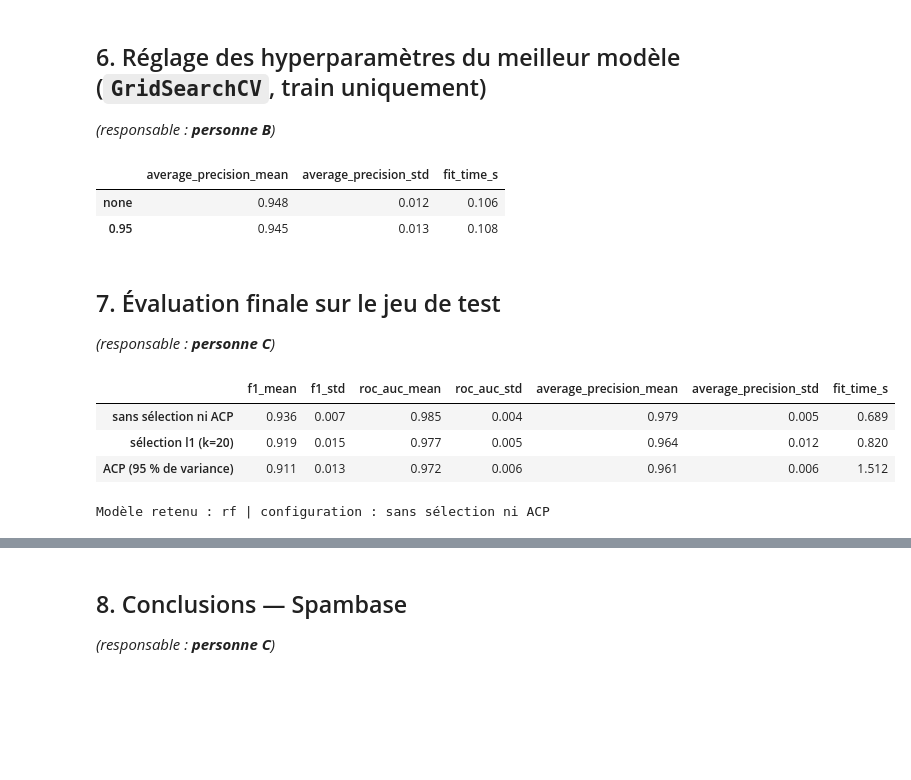
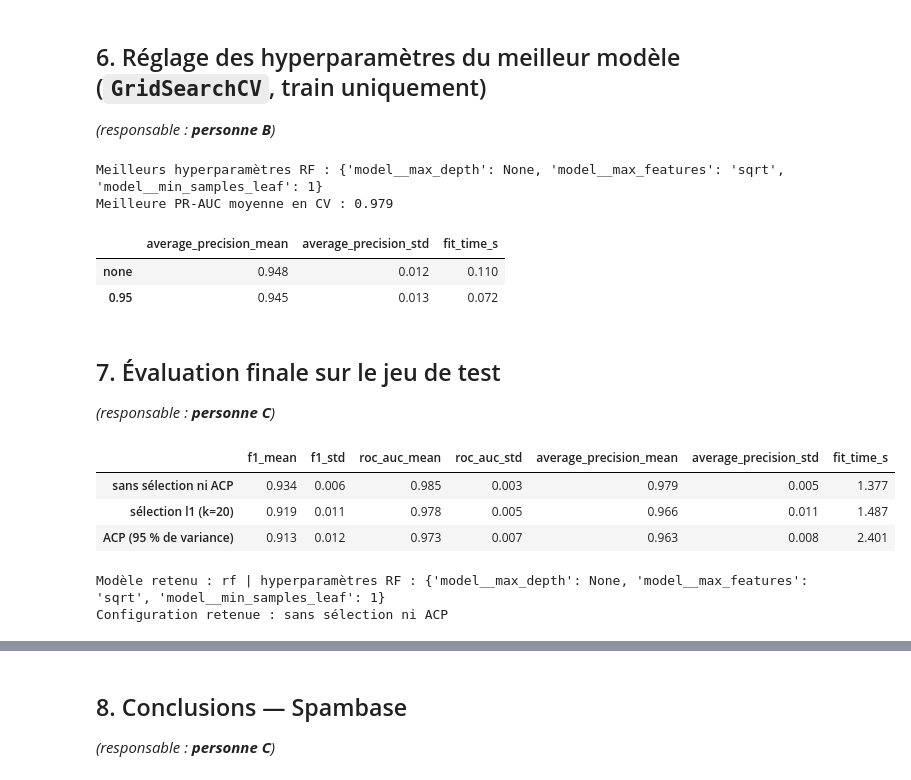
Before and after one commit to j4niro/ml-project, a Jupyter notebook: 01_spambase.ipynb, the cells around one changed output, grey strips where cells are left out. Drawn from its saved outputs; the diff is of its cells as text; code cells hidden in the pictures; blank space fills up the shorter version.

```diff
--- a/01_spambase.ipynb
+++ b/01_spambase.ipynb
@@ -230,8 +229,33 @@ display(
 ## 6. Réglage des hyperparamètres du meilleur modèle (`GridSearchCV`, train uniquement)
 *(responsable : **personne B**)*
 # %%
-# TODO personne B
+# Réglage des hyperparamètres du Random Forest sur le train uniquement
+# Paramètres choisis pour contrôler la capacité et le compromis biais/variance :
+# nombre d'arbres, profondeur maximale, nombre minimal d'échantillons par feuille
+# et fraction de variables testées à chaque séparation.
+rf = RandomForestClassifier(
+    n_estimators=200,
+    class_weight="balanced",
+    random_state=SEED,
+    n_jobs=-1,
+)
+rf_pipe = ml.build_pipeline(rf)
+rf_grid = ml.tune_model(
+    rf_pipe,
+    {
+        "model__max_depth": [None, 12],
+        "model__min_samples_leaf": [1, 3],
+        "model__max_features": ["sqrt", 0.5],
+    },
+    X_train_spam,
+    y_train_spam,
+    scoring="average_precision",
+    cv=5,
+)
+print("Meilleurs hyperparamètres RF :", rf_grid.best_params_)
+print("Meilleure PR-AUC moyenne en CV :", round(rf_grid.best_score_, 3))
 
+# L'ACP reste évaluée séparément pour documenter son effet sur ce jeu de données.
 pca_table = ml.compare_pca(
     selector_model,
     X_train_spam,
@@ -240,43 +264,57 @@ pca_table = ml.compare_pca(
     cv=5,
     scoring="average_precision",
 )
-
 display(pca_table.round(3).sort_values("average_precision_mean", ascending=False))
 # %% [output]
+Meilleurs hyperparamètres RF : {'model__max_depth': None, 'model__max_features': 'sqrt', 'model__min_samples_leaf': 1}
+Meilleure PR-AUC moyenne en CV : 0.979
 |  | average_precision_mean | average_precision_std | fit_time_s |
-| none | 0.948 | 0.012 | 0.106 |
-| 0.95 | 0.945 | 0.013 | 0.108 |
+| none | 0.948 | 0.012 | 0.110 |
+| 0.95 | 0.945 | 0.013 | 0.072 |
 # %% [markdown]
 ## 7. Évaluation finale sur le jeu de test
 *(responsable : **personne C**)*
 # %%
-# Modèle retenu = meilleur PR-AUC moyenne en validation croisée (tableau de la section 4)
-best_name  = model_comparison["average_precision_mean"].idxmax()
+# Modèle retenu = meilleure PR-AUC moyenne en validation croisée (section 4)
+best_name = model_comparison["average_precision_mean"].idxmax()
 best_model = models[best_name]
 
-# Le modèle retenu profite-t-il de la sélection de variables ou de l'ACP ? (CV sur le train uniquement)
-best_sel = selector_table["average_precision_mean"].idxmax()      # (méthode, k) trouvé en section 5
+# Si RF est retenu, utiliser les hyperparamètres validés en section 6.
+if best_name == "rf":
+    best_model = clone(rf_grid.best_estimator_.named_steps["model"])
+
+# Le modèle retenu profite-t-il de la sélection de variables ou de l'ACP ?
+# Toutes les configurations sont comparées uniquement sur le train.
+best_sel = selector_table["average_precision_mean"].idxmax()  # (méthode, k)
 candidates = {
     "sans sélection ni ACP": {},
     f"sélection {best_sel[0]} (k={best_sel[1]})": dict(selector=best_sel[0], k=best_sel[1]),
     "ACP (95 % de variance)": dict(pca_components=0.95),
 }
 rows = {
-    label: ml.cross_validate_models({best_name: best_model}, X_train_spam, y_train_spam, cv=5, **kw).loc[best_name]
+    label: ml.cross_validate_models(
+        {best_name: best_model},
+        X_train_spam,
+        y_train_spam,
+        cv=5,
+        **kw,
+    ).loc[best_name]
     for label, kw in candidates.items()
 }
 config_table = pd.DataFrame(rows).T
-display(config_table.round(3))
+display(config_table.round(3).sort_values("average_precision_mean", ascending=False))
 
-best_label  = config_table["average_precision_mean"].idxmax()
+best_label = config_table["average_precision_mean"].idxmax()
 best_params = candidates[best_label]
-print(f"Modèle retenu : {best_name} | configuration : {best_label}")
+print(f"Modèle retenu : {best_name} | hyperparamètres RF : {rf_grid.best_params_}")
+print(f"Configuration retenue : {best_label}")
 # %% [output]
 |  | f1_mean | f1_std | roc_auc_mean | roc_auc_std | average_precision_mean | average_precision_std | fit_time_s |
-| sans sélection ni ACP | 0.936 | 0.007 | 0.985 | 0.004 | 0.979 | 0.005 | 0.689 |
-| sélection l1 (k=20) | 0.919 | 0.015 | 0.977 | 0.005 | 0.964 | 0.012 | 0.820 |
-| ACP (95 % de variance) | 0.911 | 0.013 | 0.972 | 0.006 | 0.961 | 0.006 | 1.512 |
+| sans sélection ni ACP | 0.934 | 0.006 | 0.985 | 0.003 | 0.979 | 0.005 | 1.377 |
+| sélection l1 (k=20) | 0.919 | 0.011 | 0.978 | 0.005 | 0.966 | 0.011 | 1.487 |
+| ACP (95 % de variance) | 0.913 | 0.012 | 0.973 | 0.007 | 0.963 | 0.008 | 2.401 |
-Modèle retenu : rf | configuration : sans sélection ni ACP
+Modèle retenu : rf | hyperparamètres RF : {'model__max_depth': None, 'model__max_features': 'sqrt', 'model__min_samples_leaf': 1}
+Configuration retenue : sans sélection ni ACP
 # %%
 final = ml.build_pipeline(clone(best_model), **best_params)
 
```
Also changed, not shown: parts of 7 cells of this notebook, 1 other file.
